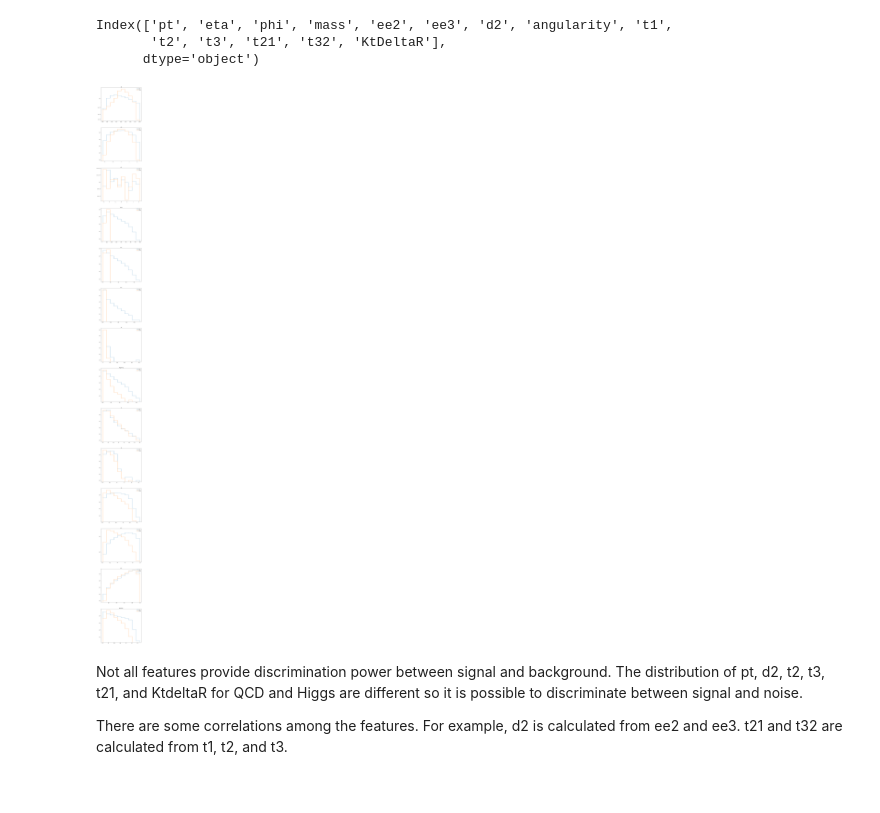
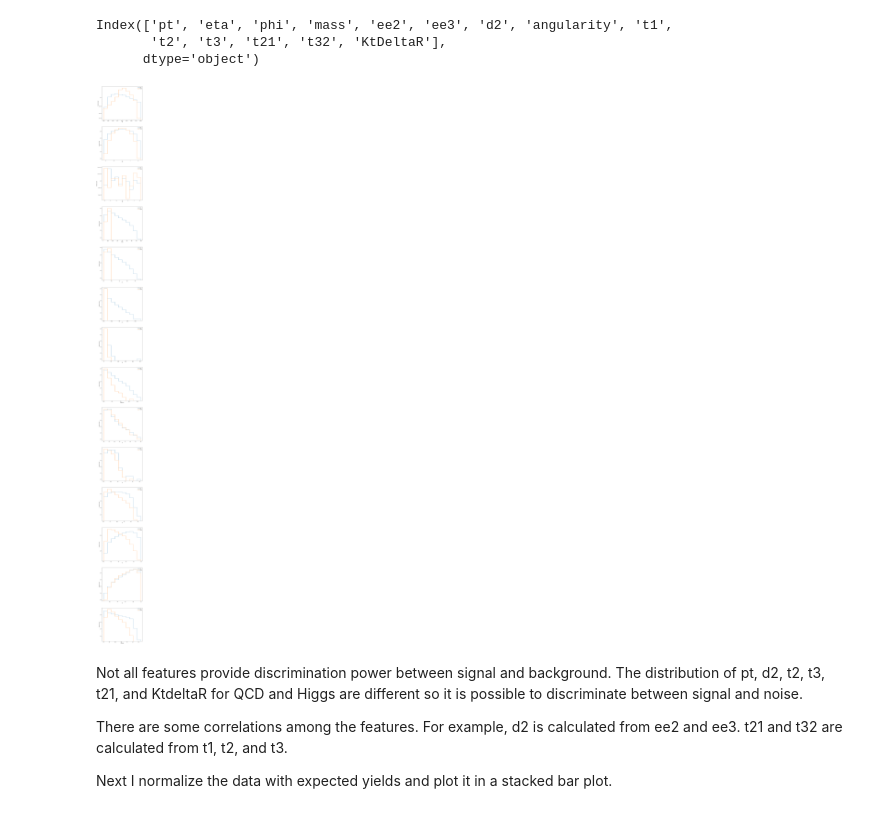
Before and after one commit to bvshih/PHYS434, a Jupyter notebook: Lab5/Lab5.ipynb, the cells around one changed output. Cells and saved outputs as stored; diff of their text form; code cells hidden in the pictures.

```diff
--- a/Lab5/Lab5.ipynb
+++ b/Lab5/Lab5.ipynb
@@ -30,18 +31,21 @@ Index(['pt', 'eta', 'phi', 'mass', 'ee2', 'ee3', 'd2', 'angularity', 't1',
 # %%
 keys = ['pt', 'eta', 'phi', 'mass', 'ee2', 'ee3', 'd2', 'angularity', 't1',
        't2', 't3', 't21', 't32', 'KtDeltaR']
 
 fig, ax = plt.subplots(14, 1, figsize = (10,10*14))
 
 for i in range(len(keys)):
     hist1 = ax[i].hist(qcd[keys[i]], label = 'QCD', histtype = 'step')
     hist2 = ax[i].hist(higgs[keys[i]], bins = hist1[1],label = 'Higgs', histtype = 'step')
     ax[i].semilogy()
     ax[i].legend()
-    ax[i].set_title(keys[i])
+    ax[i].set_xlabel(keys[i])
+    ax[i].set_ylabel('Particle Count')
 # %% [output]
-[figure, old version]
+[figure, new version]
 # %% [markdown]
 Not all features provide discrimination power between signal and background. The distribution of pt, d2, t2, t3, t21, and KtdeltaR for QCD and Higgs are different so it is possible to discriminate between signal and noise.
 
 There are some correlations among the features. For example, d2 is calculated from ee2 and ee3. t21 and t32 are calculated from t1, t2, and t3.
+
+Next I normalize the data with expected yields and plot it in a stacked bar plot.
```
Also changed, not shown: parts of 4 cells of this notebook, 1 other file.
